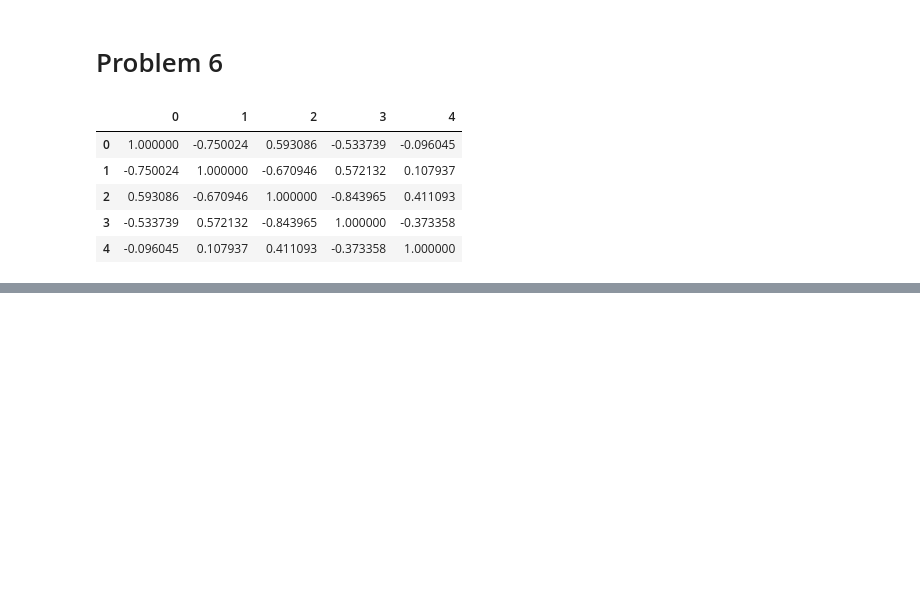
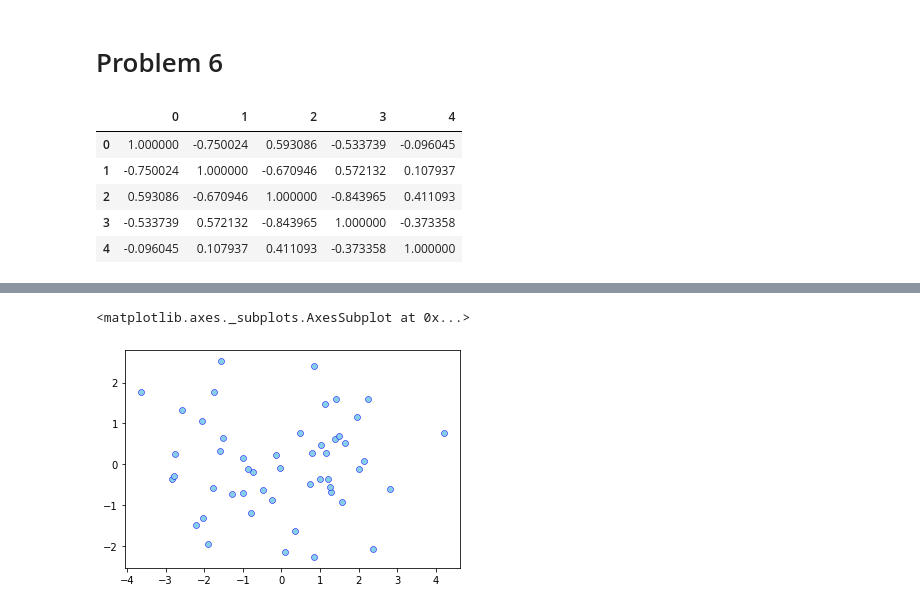
Before and after one commit to Yusufawzy/CS5525-Data-Analytics, a Jupyter notebook: HW1/HW1_Yusuf_Elnady.ipynb, the cells around one changed output, grey strips where cells are left out. Drawn from its saved outputs; the diff is of its cells as text; code cells hidden in the pictures; blank space fills up the shorter version.

```diff
--- a/HW1/HW1_Yusuf_Elnady.ipynb
+++ b/HW1/HW1_Yusuf_Elnady.ipynb
@@ -205,0 +250,10 @@ Text(0, 0.5, 'Second Component')
+# %%
+#USING NUMPY
+from sklearn.decomposition import PCA
+pca = PCA(n_components=2)
+projected = pca.fit_transform(normalized)
+sns.scatterplot(x=projected[:,0],y=projected[:,1],color="skyblue",  edgecolor='blue')
+#pd.DataFrame(projected)
+# %% [output]
+<matplotlib.axes._subplots.AxesSubplot at 0x...>
+[figure, added]
```
Also changed, not shown: parts of 6 cells of this notebook.
